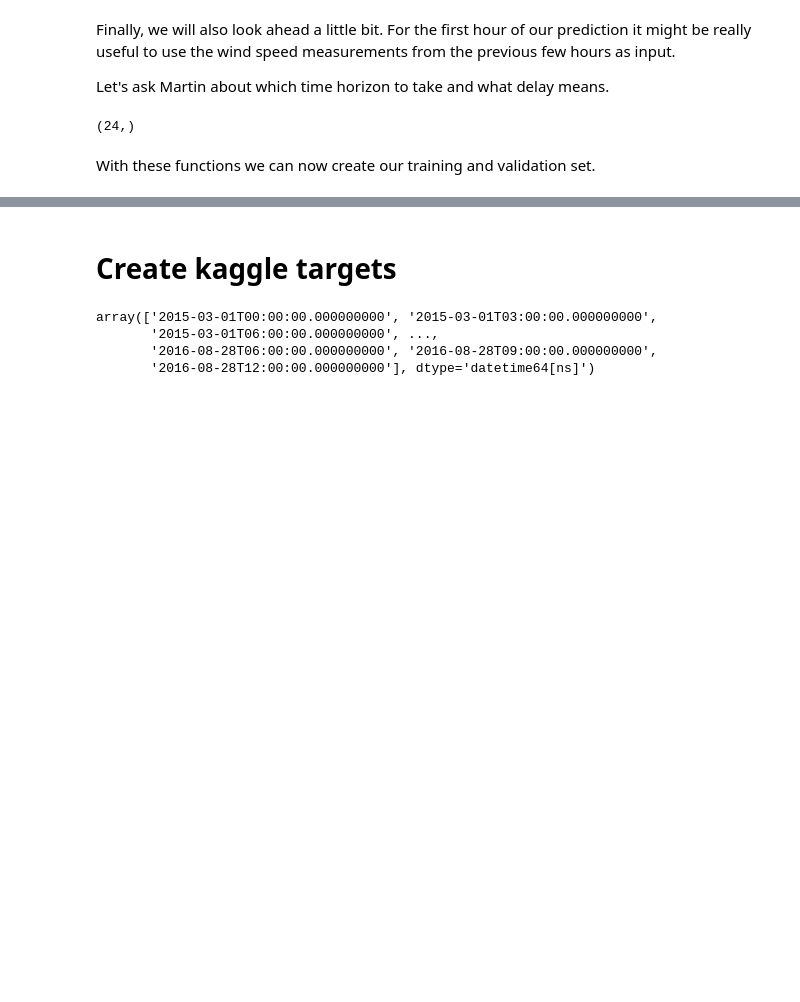
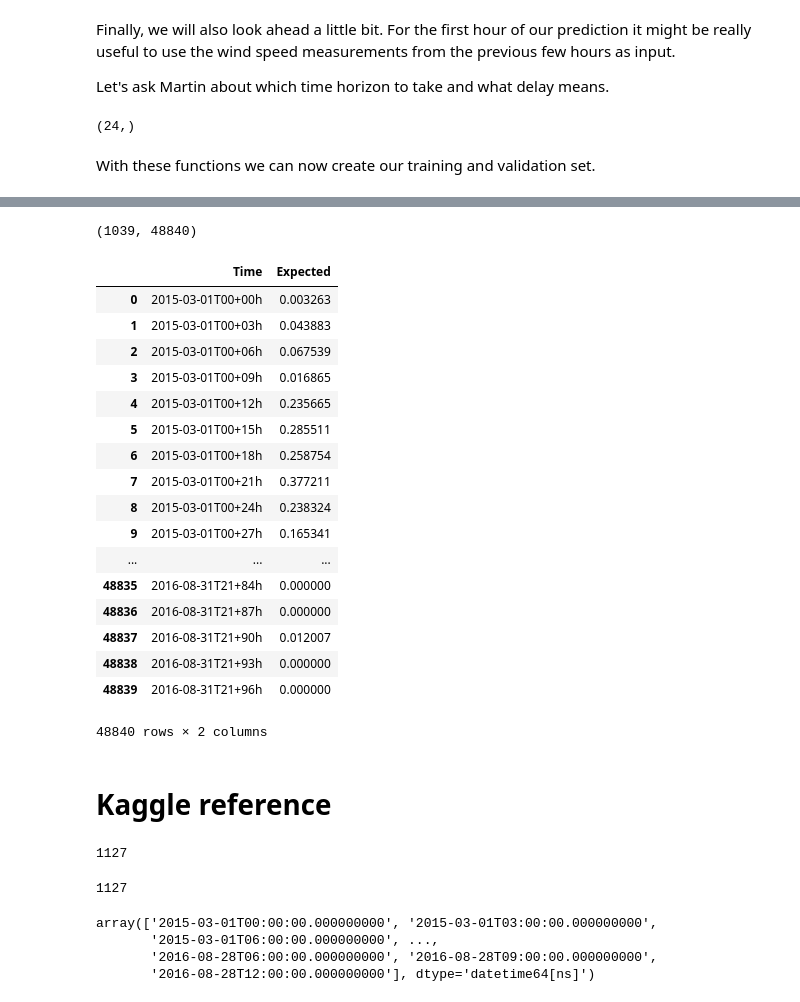
Before and after one commit to waves2weather/W2W-ML-Workshop, a Jupyter notebook: nb4_prep-windfarm.ipynb, the cells around one changed output, grey strips where cells are left out. Saved outputs shown, nothing was run; the diff lists cells and outputs as text; code cells hidden in the pictures; blank space fills up the shorter version.

```diff
--- a/nb4_prep-windfarm.ipynb
+++ b/nb4_prep-windfarm.ipynb
@@ -527,4 +523,6 @@ X_test, Xobs_test, y_test = get_Xy(test_times, istest=False)
 # %% [output]
 [interactive output not drawn]
-# %% [markdown]
-# Create kaggle targets
+# %%
+np.isnan(y_test).sum(), y_test.size
+# %% [output]
+(1039, 48840)
@@ -530,0 +531,23 @@ X_test, Xobs_test, y_test = get_Xy(test_times, istest=False)
+# %%
+df
+# %% [output]
+|  | Time | Expected |
+| 0 | 2015-03-01T00+00h | 0.003263 |
+| 1 | 2015-03-01T00+03h | 0.043883 |
+| 2 | 2015-03-01T00+06h | 0.067539 |
+| 3 | 2015-03-01T00+09h | 0.016865 |
+| 4 | 2015-03-01T00+12h | 0.235665 |
+| 5 | 2015-03-01T00+15h | 0.285511 |
+| 6 | 2015-03-01T00+18h | 0.258754 |
+| 7 | 2015-03-01T00+21h | 0.377211 |
+| 8 | 2015-03-01T00+24h | 0.238324 |
+| 9 | 2015-03-01T00+27h | 0.165341 |
+| ... | ... | ... |
+| 48835 | 2016-08-31T21+84h | 0.000000 |
+| 48836 | 2016-08-31T21+87h | 0.000000 |
+| 48837 | 2016-08-31T21+90h | 0.012007 |
+| 48838 | 2016-08-31T21+93h | 0.000000 |
+| 48839 | 2016-08-31T21+96h | 0.000000 |
+48840 rows × 2 columns
+# %% [markdown]
+# Kaggle reference
@@ -531,3 +556,11 @@ X_test, Xobs_test, y_test = get_Xy(test_times, istest=False)
+# %%
+keep_idxs.sum()
+# %% [output]
+1127
+# %%
+len(y_test)
+# %% [output]
+1127
 # %%
 keep_idxs = np.isnan(y_test).sum(1) == 0
 test_times = test_times[keep_idxs]; X_test = X_test[keep_idxs]; y_test=y_test[keep_idxs]
```
Also changed, not shown: parts of 33 cells of this notebook, 2 other files.
